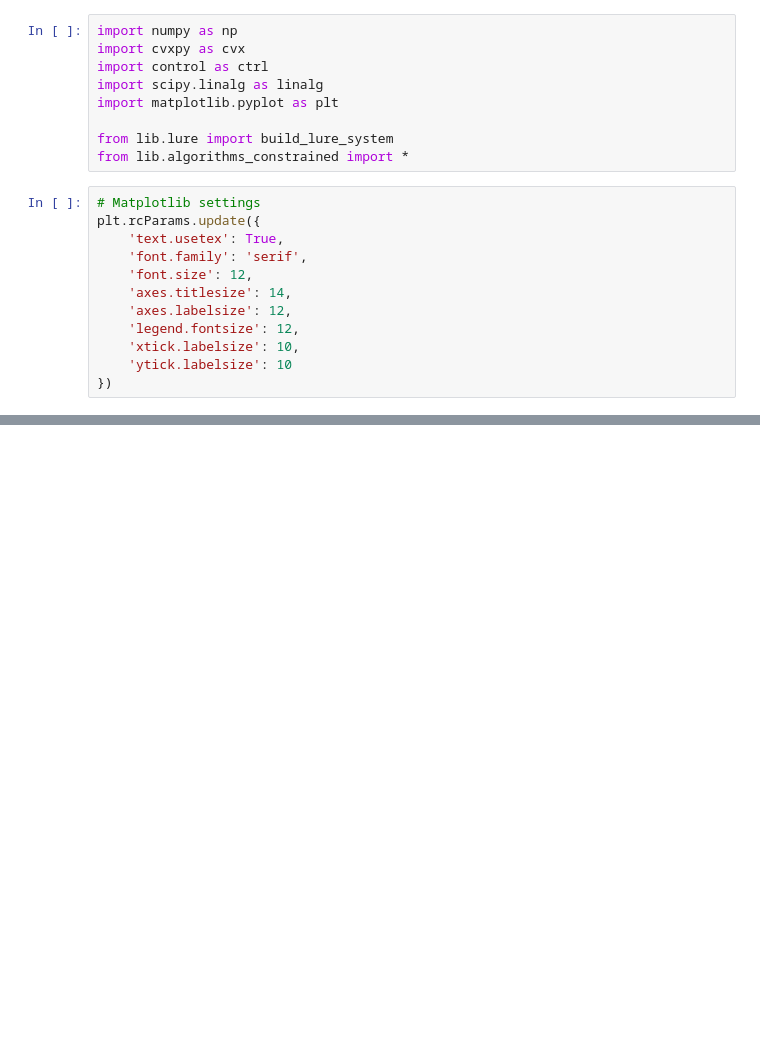
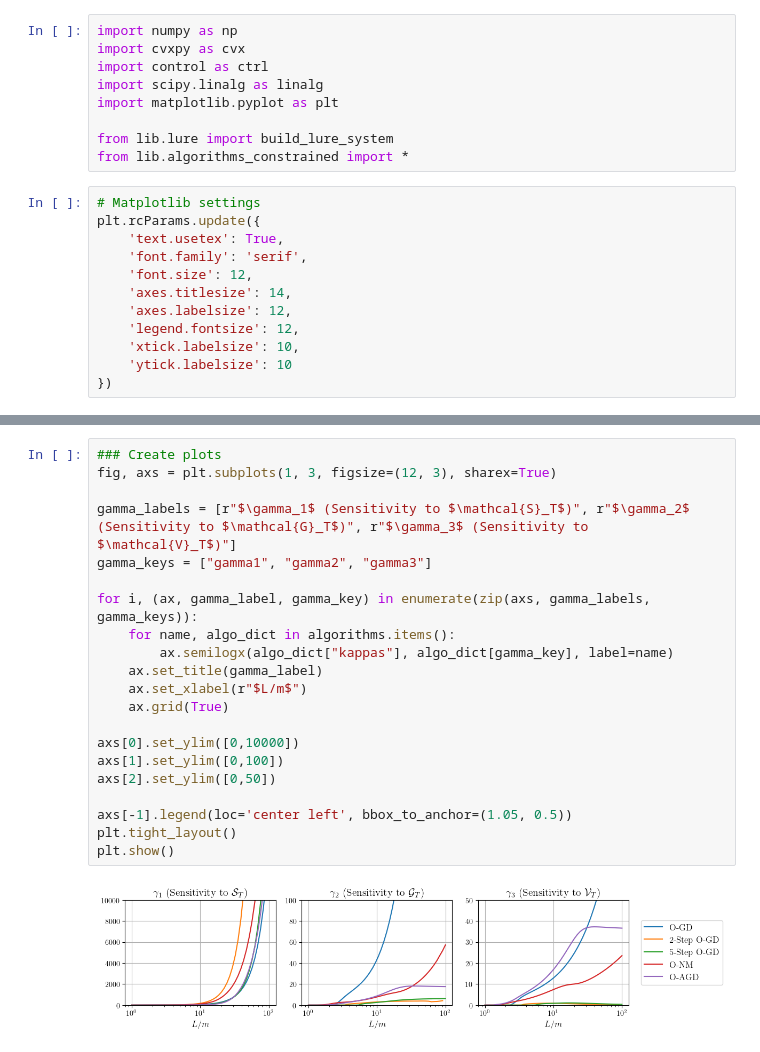
Before and after one commit to col-tasas/2025-oco-with-iqcs, a Jupyter notebook: src/oco_iqc.ipynb, the cells around one changed output, grey strips where cells are left out. Cells and saved outputs as stored; diff of their text form; blank space fills up the shorter version.

```diff
--- a/src/oco_iqc.ipynb
+++ b/src/oco_iqc.ipynb
@@ -236,0 +242,23 @@ plt.show()
+# %%
+### Create plots
+fig, axs = plt.subplots(1, 3, figsize=(12, 3), sharex=True)
+
+gamma_labels = [r"$\gamma_1$ (Sensitivity to $\mathcal{S}_T$)", r"$\gamma_2$ (Sensitivity to $\mathcal{G}_T$)", r"$\gamma_3$ (Sensitivity to $\mathcal{V}_T$)"]
+gamma_keys = ["gamma1", "gamma2", "gamma3"]
+
+for i, (ax, gamma_label, gamma_key) in enumerate(zip(axs, gamma_labels, gamma_keys)):
+    for name, algo_dict in algorithms.items():
+        ax.semilogx(algo_dict["kappas"], algo_dict[gamma_key], label=name)
+    ax.set_title(gamma_label)
+    ax.set_xlabel(r"$L/m$")
+    ax.grid(True)
+
+axs[0].set_ylim([0,10000])
+axs[1].set_ylim([0,100])
+axs[2].set_ylim([0,50])
+
+axs[-1].legend(loc='center left', bbox_to_anchor=(1.05, 0.5))
+plt.tight_layout()
+plt.show()
+# %% [output]
+[figure, added]
```
Also changed, not shown: parts of 7 cells of this notebook, 3 other files.
